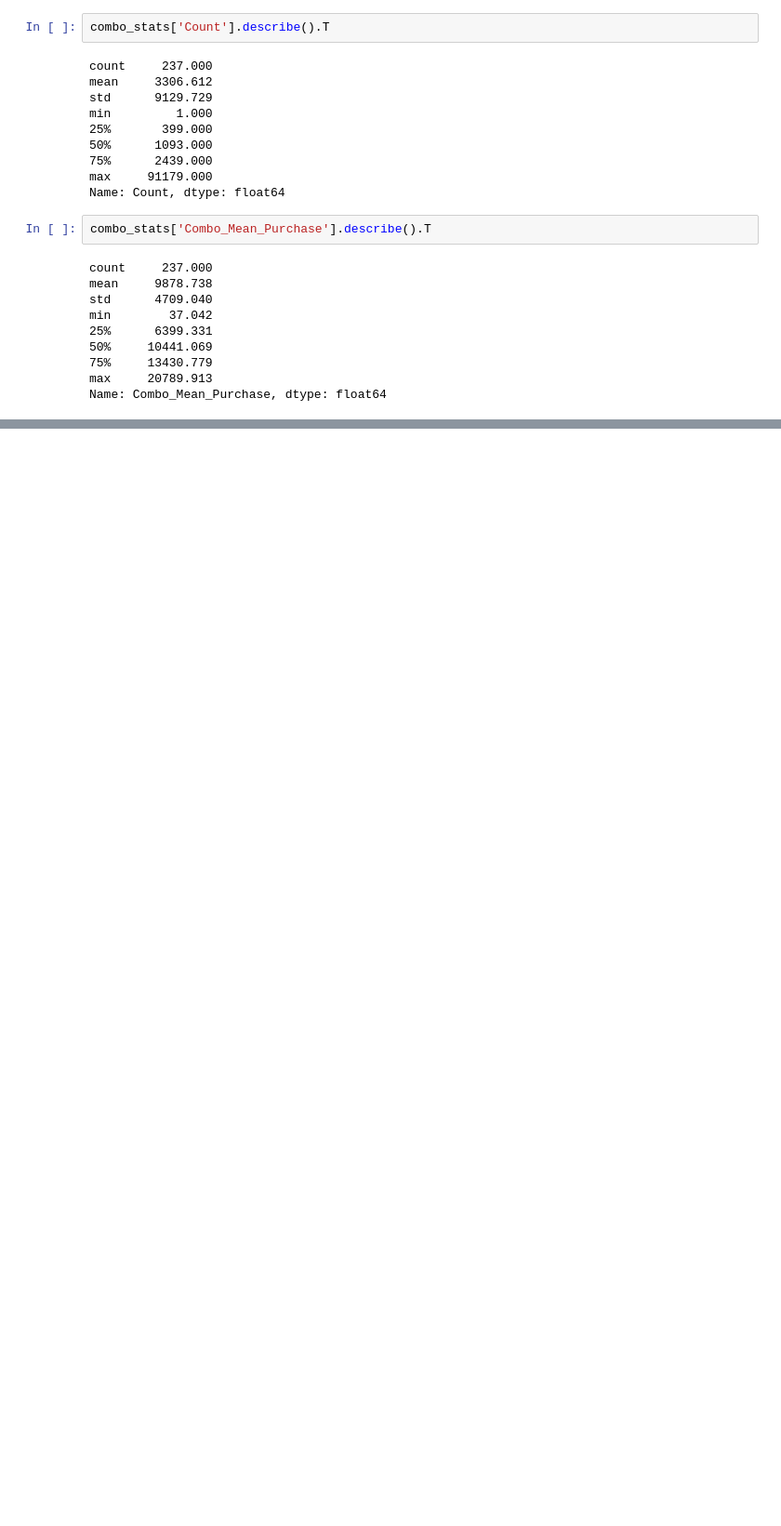
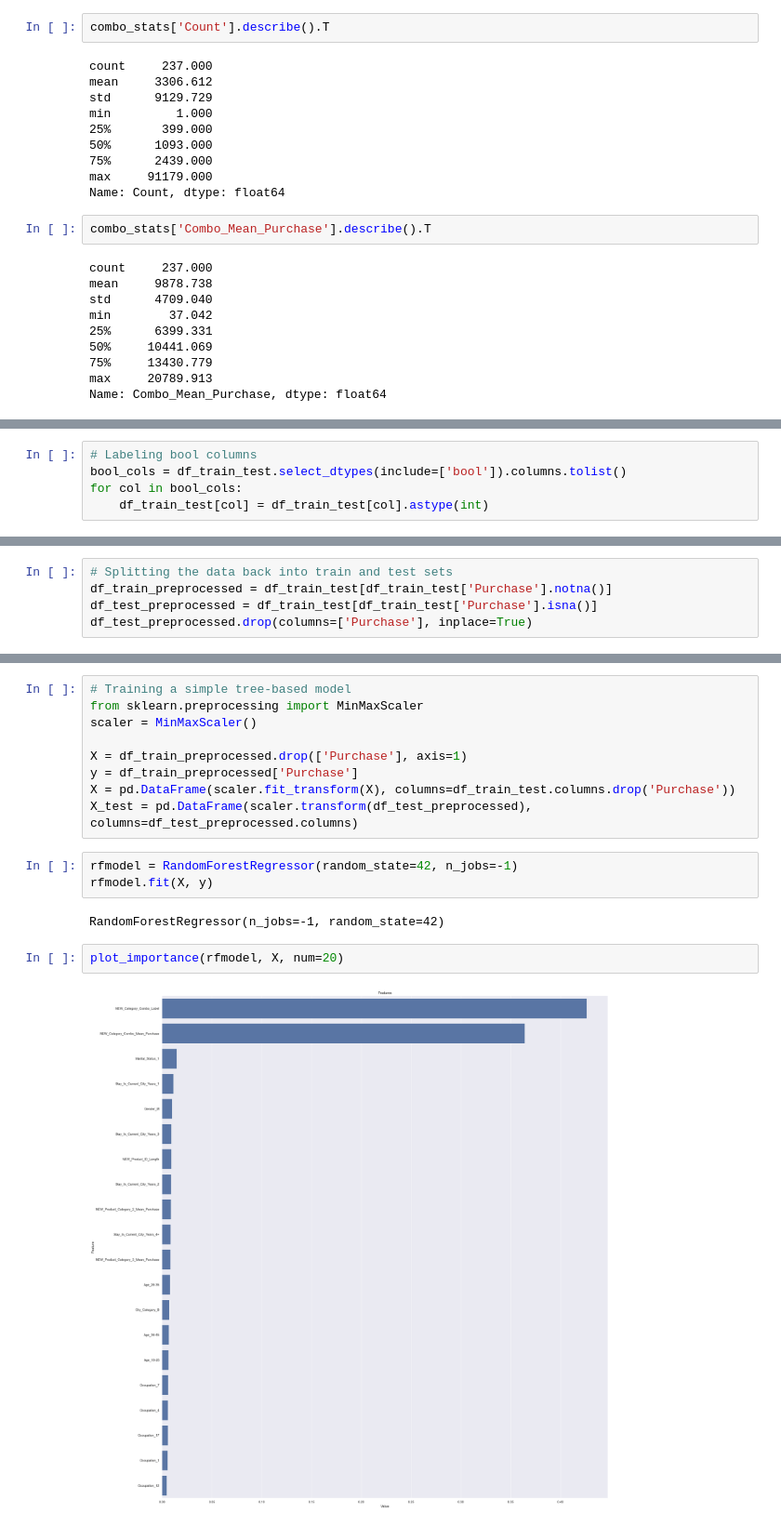
Before and after one commit to Ghostdevc/Black_Friday_Data_EDA, a Jupyter notebook: black_friday_eda.ipynb, the cells around one changed output, grey strips where cells are left out. Shown at 93% size. Cells and saved outputs as stored; diff of their text form; blank space fills up the shorter version.

```diff
--- a/black_friday_eda.ipynb
+++ b/black_friday_eda.ipynb
@@ -353,0 +643,5 @@ len(selected_combos)
+# %%
+# Labeling bool columns
+bool_cols = df_train_test.select_dtypes(include=['bool']).columns.tolist()
+for col in bool_cols:
+    df_train_test[col] = df_train_test[col].astype(int)
@@ -353,0 +659,5 @@ len(selected_combos)
+# %%
+# Splitting the data back into train and test sets
+df_train_preprocessed = df_train_test[df_train_test['Purchase'].notna()]
+df_test_preprocessed = df_train_test[df_train_test['Purchase'].isna()]
+df_test_preprocessed.drop(columns=['Purchase'], inplace=True)
@@ -353,0 +669,18 @@ len(selected_combos)
+# %%
+# Training a simple tree-based model
+from sklearn.preprocessing import MinMaxScaler
+scaler = MinMaxScaler()
+
+X = df_train_preprocessed.drop(['Purchase'], axis=1)
+y = df_train_preprocessed['Purchase']
+X = pd.DataFrame(scaler.fit_transform(X), columns=df_train_test.columns.drop('Purchase'))
+X_test = pd.DataFrame(scaler.transform(df_test_preprocessed), columns=df_test_preprocessed.columns)
+# %%
+rfmodel = RandomForestRegressor(random_state=42, n_jobs=-1)
+rfmodel.fit(X, y)
+# %% [output]
+RandomForestRegressor(n_jobs=-1, random_state=42)
+# %%
+plot_importance(rfmodel, X, num=20)
+# %% [output]
+[figure, added]
```
Also changed, not shown: parts of 53 cells of this notebook.
